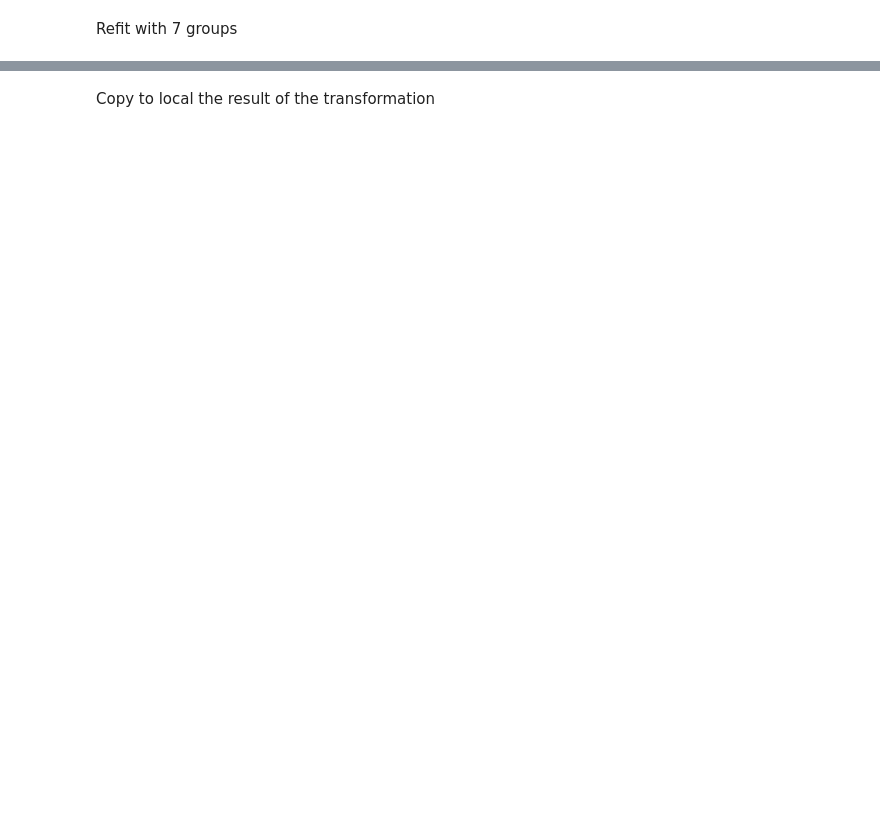
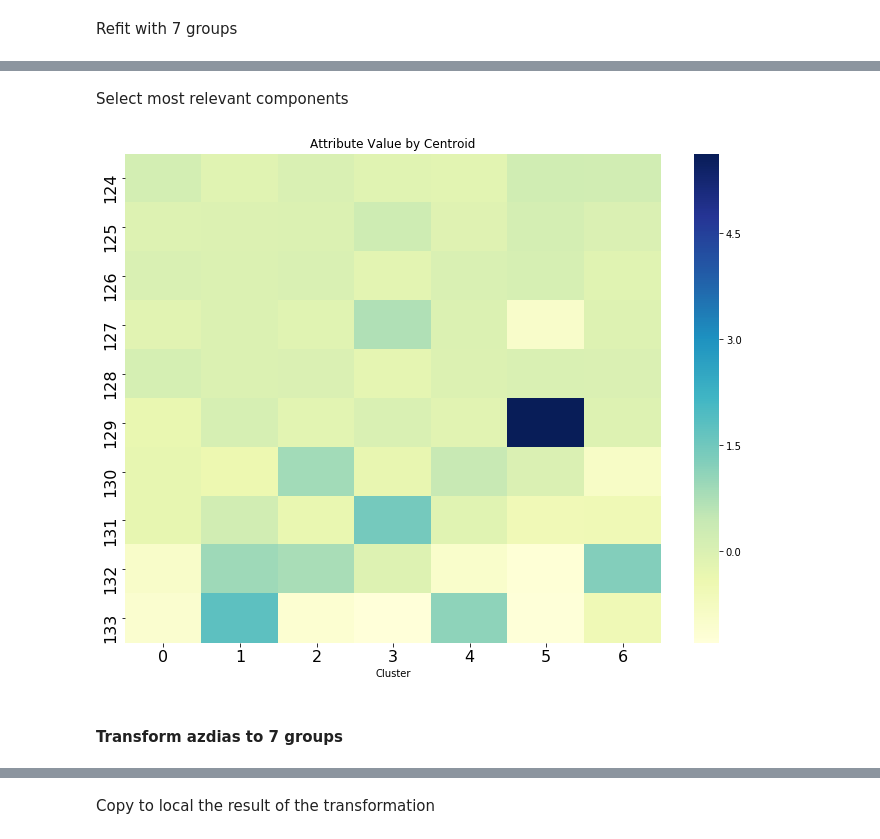
Before and after one commit to AlbertoDeBlas/MLEngineerNanodegreeCapstone, a Jupyter notebook: Arvato Project Workbook.ipynb, the cells around one changed output, grey strips where cells are left out. Drawn from its saved outputs; the diff is of its cells as text; code cells hidden in the pictures; blank space fills up the shorter version.

```diff
--- a/Arvato Project Workbook.ipynb
+++ b/Arvato Project Workbook.ipynb
@@ -534,8 +539,6 @@ arvato/train/pca-2020-05-06-10-39-36-048/output/model.tar.gz
 # %%
-import mxnet as mx
-
 # loading the unzipped artifacts
-pca_model_params = mx.ndarray.load('model_algo-1')
+pca_model_params = mx.ndarray.load('model_pca')
 # %%
 # get selected params
 s=pd.DataFrame(pca_model_params['s'].asnumpy())
@@ -1034,0 +960,8 @@ Billable seconds: 75
+# %%
+# get the trained kmeans params using mxnet
+kmeans_prefix = 'kmeans/output'
+
+unzipModel(k_estimator._current_job_name,kmeans_prefix,'model_kmeans')
+kmeans_model_params = mx.ndarray.load('model_kmeans')
+
+print(kmeans_model_params)
@@ -1034,0 +997,6 @@ Billable seconds: 75
+# %%
+# get all the centroids
+cluster_centroids=pd.DataFrame(kmeans_model_params[0].asnumpy())
+cluster_centroids.columns=azdias_sub_pca.columns
+
+display(cluster_centroids)
@@ -1035,3 +1013,20 @@ Billable seconds: 75
+# %% [markdown]
+Select most relevant components
+# %%
+sub_cluster_centroids = cluster_centroids[range(124,len(azdias_sub_pca.columns))]
+# %%
+# generate a heatmap in component space, using the seaborn library
+plt.figure(figsize = (12,9))
+ax = sns.heatmap(sub_cluster_centroids.T, cmap = 'YlGnBu')
+ax.set_xlabel("Cluster")
+plt.yticks(fontsize = 16)
+plt.xticks(fontsize = 16)
+ax.set_title("Attribute Value by Centroid")
+plt.show()
+# %% [output]
+[figure, added]
+# %% [markdown]
+#### Transform azdias to 7 groups
 # %%
 %%time
 
```
Also changed, not shown: parts of 47 cells of this notebook.
